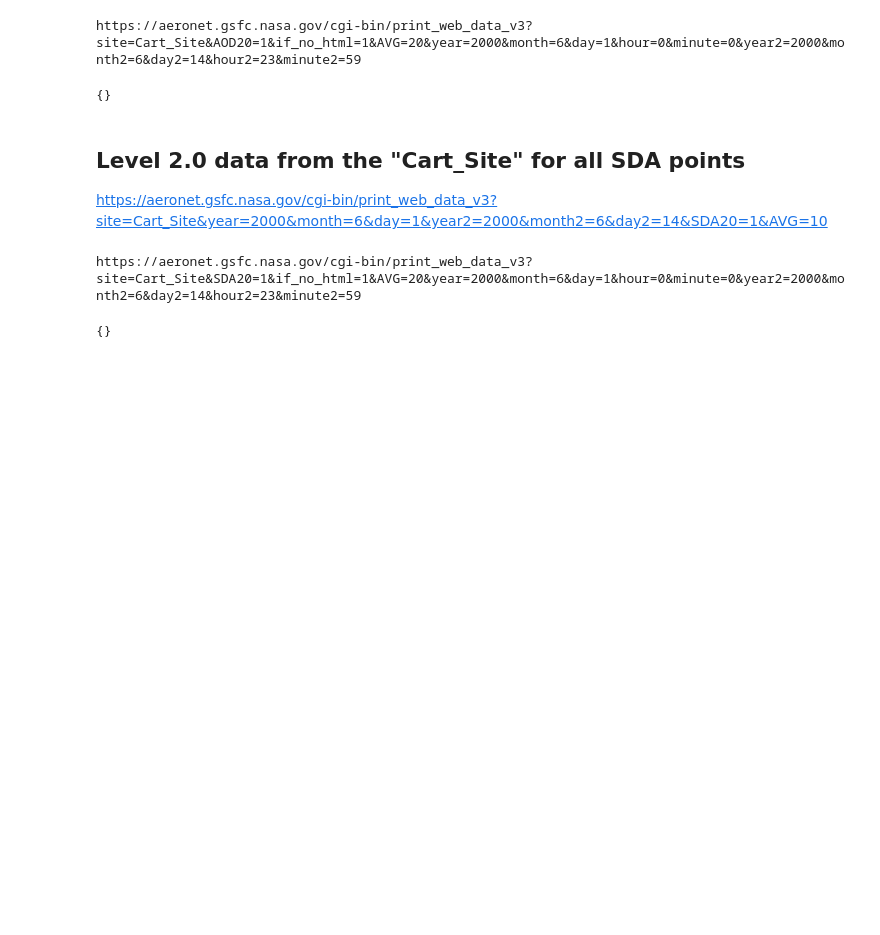
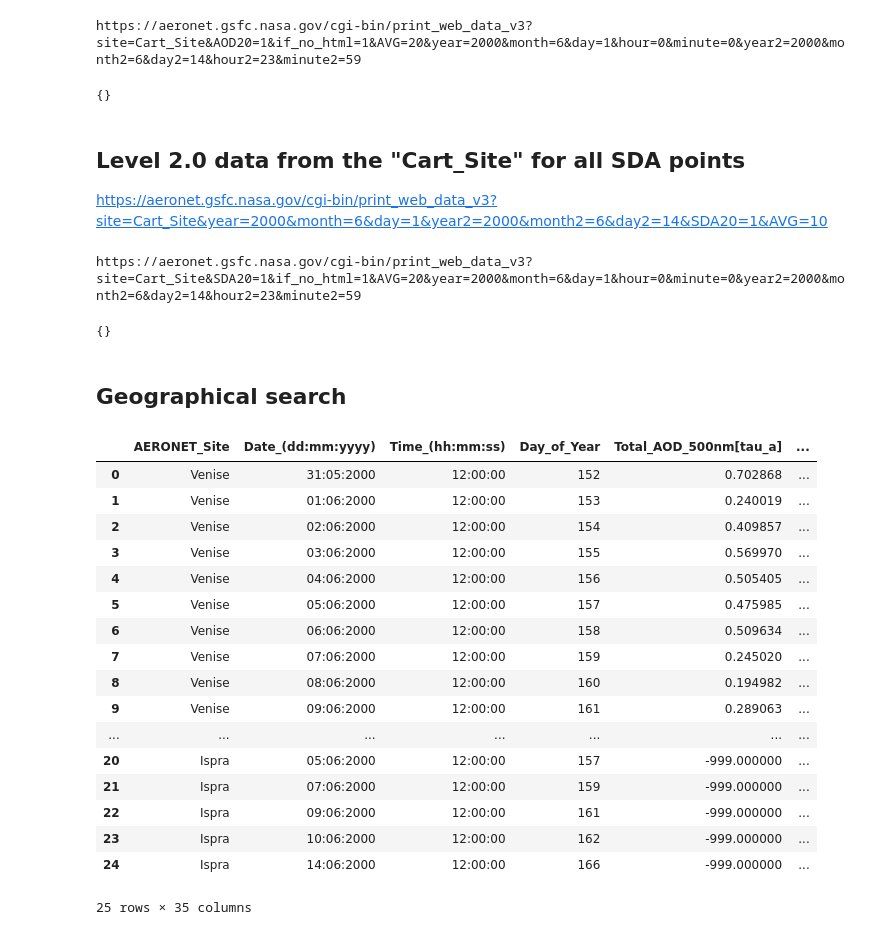
Before and after one commit to Terradue/pygeofilter-aeronet, a Jupyter notebook: docs/index.ipynb, the cells around one changed output. Cells and saved outputs as stored; diff of their text form; code cells hidden in the pictures; blank space fills up the shorter version.

```diff
--- a/docs/index.ipynb
+++ b/docs/index.ipynb
@@ -198,3 +198,5 @@ http_invoke(cql2_filter=cql2_filter, dry_run=True)
 # %% [output]
 https://aeronet.gsfc.nasa.gov/cgi-bin/print_web_data_v3?site=Cart_Site&SDA20=1&if_no_html=1&AVG=20&year=2000&month=6&day=1&hour=0&minute=0&year2=2000&month2=6&day2=14&hour2=23&minute2=59
 {}
+# %% [markdown]
+## Geographical search
@@ -200,0 +244,25 @@ https://aeronet.gsfc.nasa.gov/cgi-bin/print_web_data_v3?site=Cart_Site&SDA20=1&i
+# %%
+raw_data = http_invoke(cql2_filter=cql2_filter, dry_run=False)
+# %%
+df = pd.read_csv(StringIO(raw_data), skiprows=5)
+# %%
+df
+# %% [output]
+|  | AERONET_Site | Date_(dd:mm:yyyy) | Time_(hh:mm:ss) | Day_of_Year | Total_AOD_500nm[tau_a] | ... |
+| 0 | Venise | 31:05:2000 | 12:00:00 | 152 | 0.702868 | ... |
+| 1 | Venise | 01:06:2000 | 12:00:00 | 153 | 0.240019 | ... |
+| 2 | Venise | 02:06:2000 | 12:00:00 | 154 | 0.409857 | ... |
+| 3 | Venise | 03:06:2000 | 12:00:00 | 155 | 0.569970 | ... |
+| 4 | Venise | 04:06:2000 | 12:00:00 | 156 | 0.505405 | ... |
+| 5 | Venise | 05:06:2000 | 12:00:00 | 157 | 0.475985 | ... |
+| 6 | Venise | 06:06:2000 | 12:00:00 | 158 | 0.509634 | ... |
+| 7 | Venise | 07:06:2000 | 12:00:00 | 159 | 0.245020 | ... |
+| 8 | Venise | 08:06:2000 | 12:00:00 | 160 | 0.194982 | ... |
+| 9 | Venise | 09:06:2000 | 12:00:00 | 161 | 0.289063 | ... |
+| ... | ... | ... | ... | ... | ... | ... |
+| 20 | Ispra | 05:06:2000 | 12:00:00 | 157 | -999.000000 | ... |
+| 21 | Ispra | 07:06:2000 | 12:00:00 | 159 | -999.000000 | ... |
+| 22 | Ispra | 09:06:2000 | 12:00:00 | 161 | -999.000000 | ... |
+| 23 | Ispra | 10:06:2000 | 12:00:00 | 162 | -999.000000 | ... |
+| 24 | Ispra | 14:06:2000 | 12:00:00 | 166 | -999.000000 | ... |
+25 rows × 35 columns
```
Also changed, not shown: parts of 7 cells of this notebook, 4 other files.
